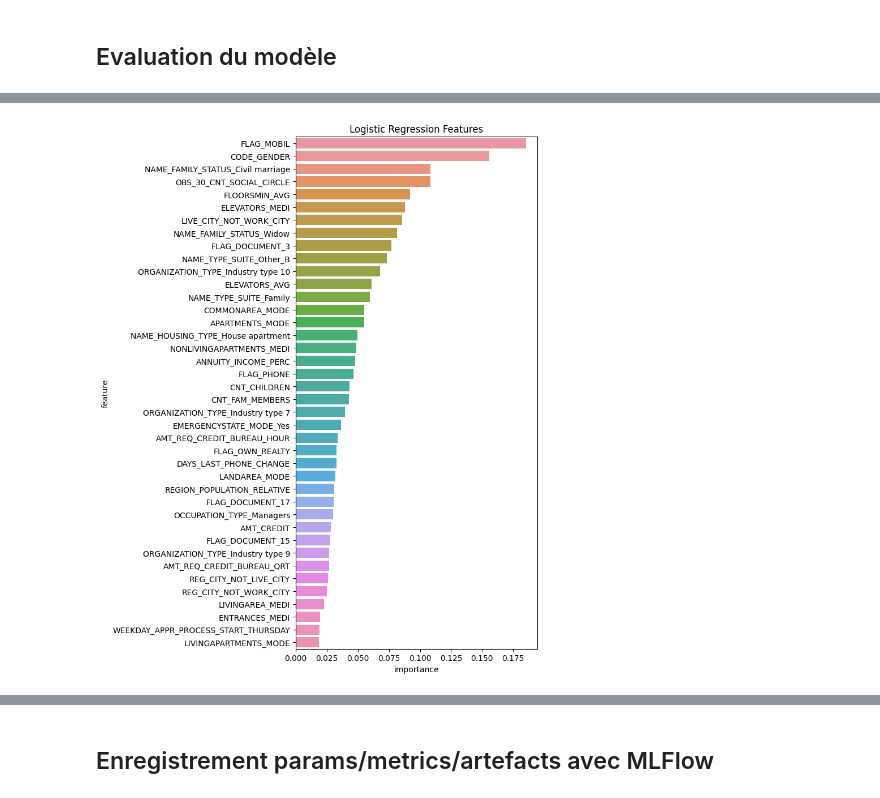
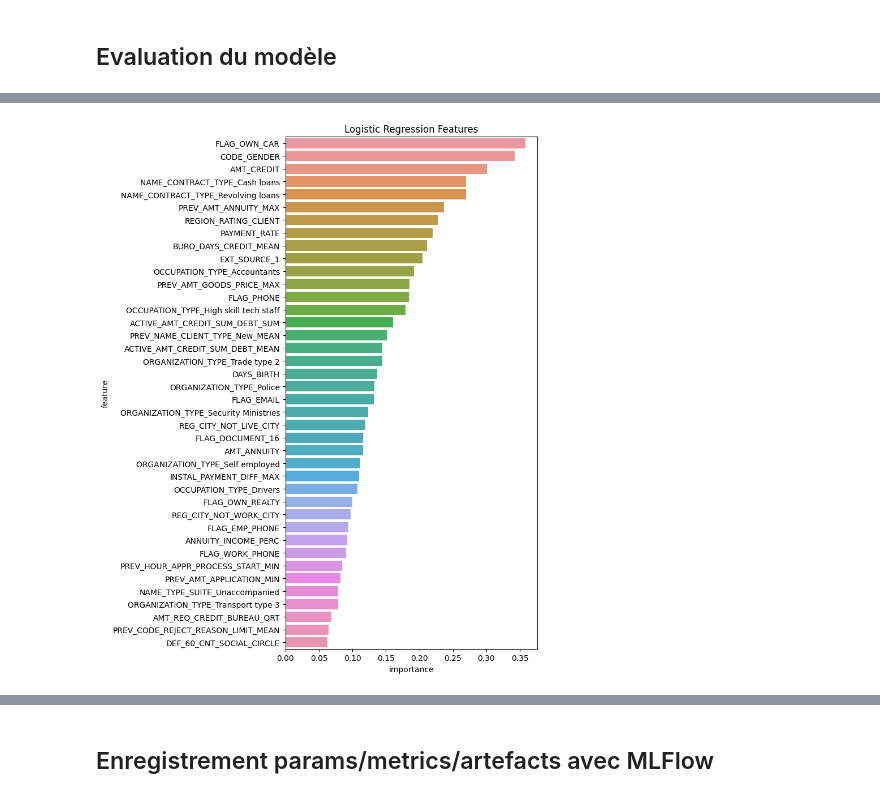
Before and after one commit to JulienCla/OC_Projet_7, a Jupyter notebook: Test_different_modeles.ipynb, the cells around one changed output, grey strips where cells are left out. Cells and saved outputs as stored; diff of their text form; code cells hidden in the pictures.

```diff
--- a/Test_different_modeles.ipynb
+++ b/Test_different_modeles.ipynb
@@ -51,6 +62,7 @@ X = train_df[feats]
 y = train_df['TARGET']
 # %%
 X_train, X_test, y_train, y_test = train_test_split(X, y,
+                                                    stratify=y,
                                                     train_size = 0.8,
                                                     random_state = 42)
 # %%
@@ -92,3 +113,7 @@ preprocessor = make_column_transformer((pipe_num, num_features),
+# %%
+over_sampler = SMOTE(random_state=42)
+
+under_sampler = RandomUnderSampler(random_state=42)
 # %% [markdown]
 ## Définition des scores utilisés pour évaluer nos modèles
 # %%
@@ -101,17 +128,22 @@ scoring = {'AUC' : 'roc_auc',
 # %% [markdown]
 ## Sélection hyperparamètres avec GridSearch
 # %%
-pipe_LR = make_pipeline(preprocessor,
-                        LogisticRegression(tol=0.1))
+pipeline = Pipeline([
+    ('imputer_scaler', preprocessor),
+    ('over', over_sampler),
+    ('under', under_sampler),
+    ('estimator',  LogisticRegression(tol=0.1))
+])
 
 param_grid = {
-    "logisticregression__C": np.logspace(-3, 0, 4),
-    "logisticregression__max_iter": [200, 300],
-    "logisticregression__class_weight": ["balanced", None]
-
+    "estimator__C": [0.001, 0.002],
+    "estimator__max_iter": [200, 300],
+    "estimator__solver": ["newton-cholesky", 'lbfgs'],
+    "over__sampling_strategy": [0.1, 0.2, 0.5]
 }
 
-grid = GridSearchCV(pipe_LR, param_grid=param_grid, cv=5, scoring=scoring, refit='AUC')
+cv = StratifiedKFold(n_splits=5)
+grid = GridSearchCV(pipeline, param_grid=param_grid, cv=cv, scoring=scoring, refit='f10_score')
 # %%
 print('Entrainement du modèle...')
 start = time.time()
@@ -165,9 +208,17 @@ Résultat sur le jeu de test avec le meilleur modèle retenu
 # %%
 importance_df = pd.DataFrame()
-importance_df["feature"] = feats
-importance_df["importance"] = np.abs(grid.best_estimator_['logisticregression'].coef_[0])
+
+names = grid.best_estimator_.named_steps['imputer_scaler'].get_feature_names_out()
+feature_names = []
+for name in names:
+    name1 = name.replace('pipeline-1__', '')
+    name2 = name1.replace('pipeline-2__', '')
+    feature_names.append(name2)
+
+importance_df["feature"] = feature_names
+importance_df["importance"] = np.abs(grid.best_estimator_['estimator'].coef_[0])
 
 title = 'Logistic Regression Features'
 utils.display_importances(importance_df, title)
 # %% [output]
-[figure, old version]
+[figure, new version]
```
Also changed, not shown: parts of 31 cells of this notebook, 8 other files.
